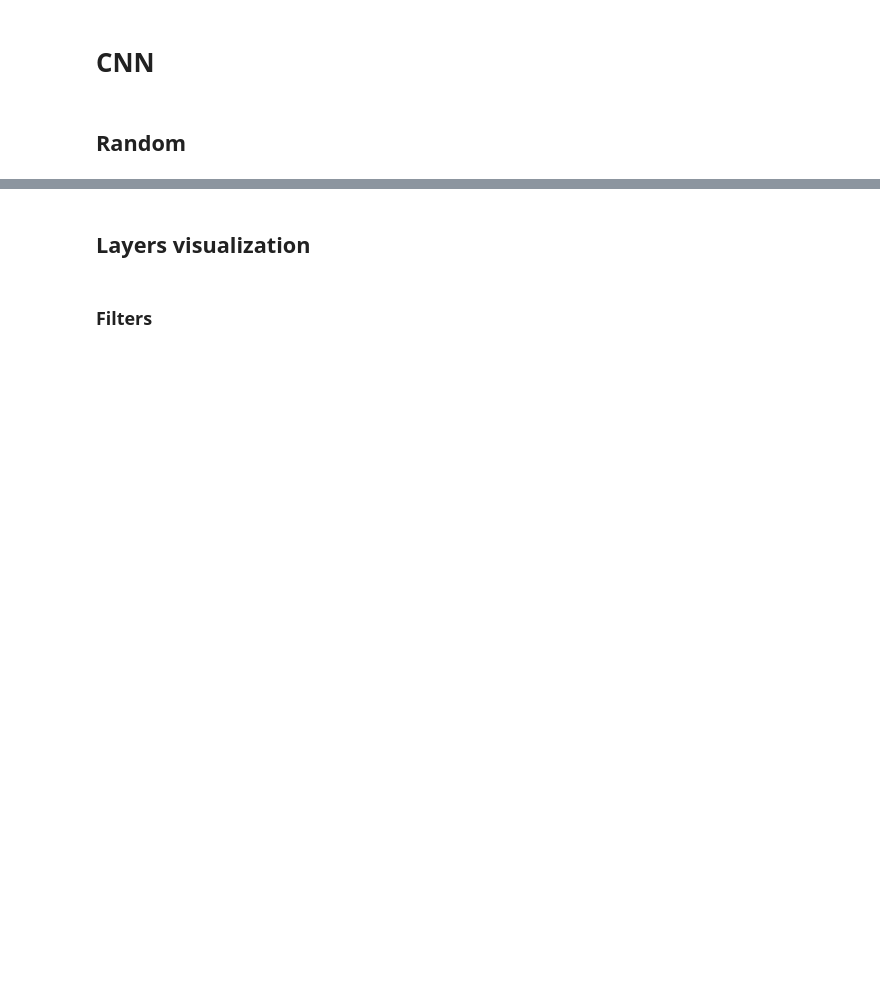
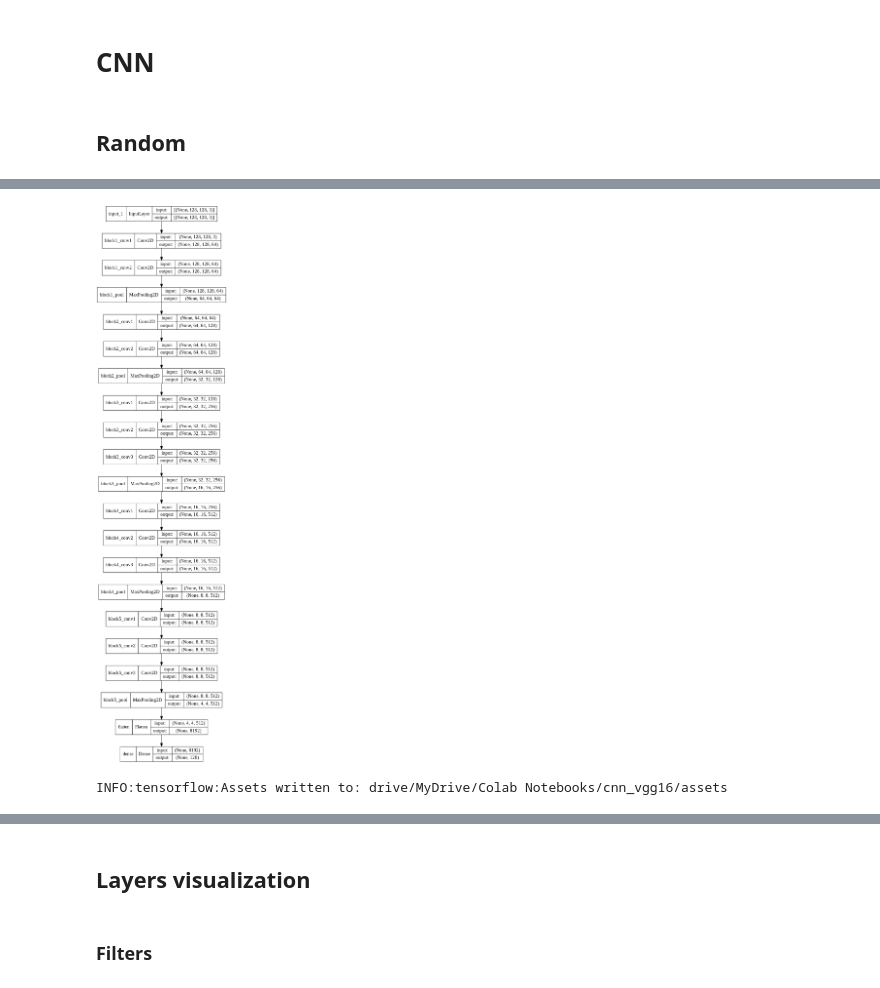
Before and after one commit to 8huit/reconnaissance-automatique-de-races-de-chien, a Jupyter notebook: P07_01_Realisez_des_indexations_automatiques_d_images.ipynb, the cells around one changed output, grey strips where cells are left out. Saved outputs shown, nothing was run; the diff lists cells and outputs as text; code cells hidden in the pictures; blank space fills up the shorter version.

```diff
--- a/P07_01_Realisez_des_indexations_automatiques_d_images.ipynb
+++ b/P07_01_Realisez_des_indexations_automatiques_d_images.ipynb
@@ -132,2 +153,26 @@ def create_model_3(img_h=128, img_w=128): # Creation du modele
     print(model.summary())
     return model
+# %%
+def create_model_vgg16(img_h=128, img_w=128):
+    vgg = VGG16(input_shape=(img_h, img_w, 3), weights='imagenet', include_top=False)
+
+    # Freeze existing VGG already trained weights
+    for layer in vgg.layers:
+        layer.trainable = False
+
+    # get the VGG output
+    out = vgg.output
+
+    # Add new dense layer at the end
+    x = Flatten()(out)
+    x = Dense(120, activation='softmax')(x)
+
+    model = Model(inputs=vgg.input, outputs=x)
+
+    model.compile(loss='sparse_categorical_crossentropy',
+                  optimizer="adam",
+                  metrics=['accuracy'])
+
+    model.summary()
+
+    return model
@@ -282,7 +348,7 @@ plt.show()
 # setup parameters
 batch_sz = 128  # batch size
 nb_class = 120  # target number of classes
-nb_epochs = 20 # training epochs
-img_h, img_w = 128, 128  # input dimensions
+nb_epochs = 12 # training epochs
+img_h, img_w = 256, 256  # input dimensions
 # %%
 X_train, X_test, y_train, y_test = train_test_split(XSubset, ySubset, test_size=0.3, random_state=42)
@@ -448,0 +416,2 @@ dictDogTypes[50]
+# %%
+model_vgg16 = create_model_vgg16(img_w,img_h)
@@ -448,0 +436,5 @@ dictDogTypes[50]
+# %%
+# Displaying model
+plot_model(model_vgg16, show_shapes=True, show_layer_names=True)
+# %% [output]
+[figure, added]
@@ -448,0 +455,4 @@ dictDogTypes[50]
+# %%
+model_vgg16.save('drive/MyDrive/Colab Notebooks/cnn_vgg16')
+# %% [output]
+INFO:tensorflow:Assets written to: drive/MyDrive/Colab Notebooks/cnn_vgg16/assets
```
Also changed, not shown: parts of 72 cells of this notebook.
